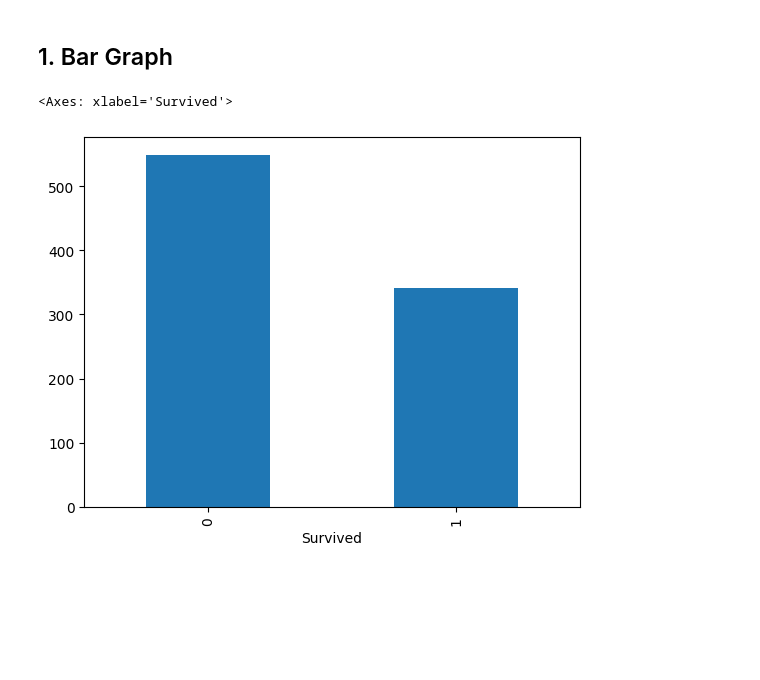
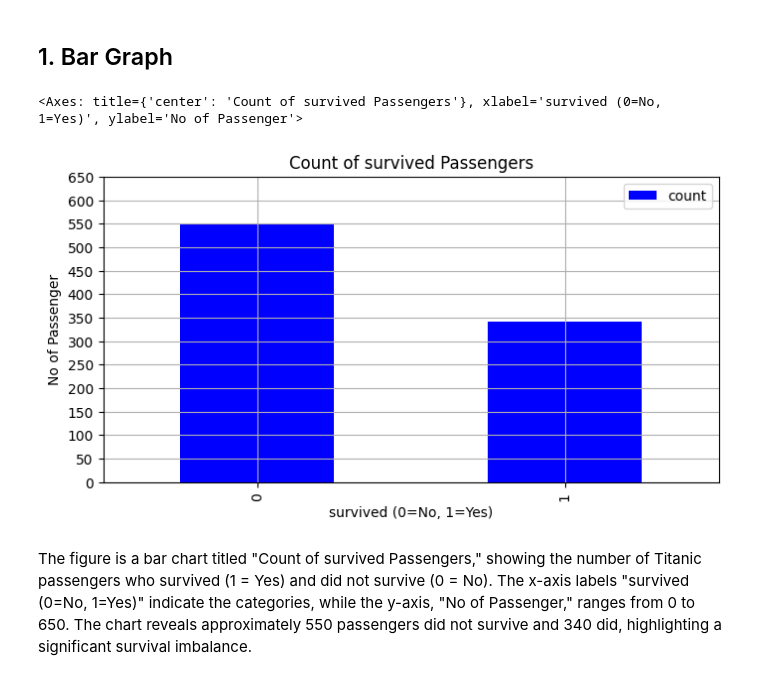
Before and after one commit to aayam09/dsml, a Jupyter notebook: day-27/Graphical-representaion.ipynb, the cells around one changed output. Saved outputs shown, nothing was run; the diff lists cells and outputs as text; code cells hidden in the pictures; blank space fills up the shorter version.

Commit message:
modified graphical representation file

```diff
--- a/day-27/Graphical-representaion.ipynb
+++ b/day-27/Graphical-representaion.ipynb
@@ -19,7 +7,20 @@ Requirement already satisfied: six>=1.5 in d:\data scienece and machine learning
 # %% [markdown]
 ## 1. Bar Graph
 # %%
-titanic_df['Survived'].value_counts().plot(kind = "bar")
+titanic_df['Survived'].value_counts().plot(
+    kind = "bar",
+    title = "Count of survived Passengers",
+    figsize = (8,4),
+    legend = True,
+    yticks = list(range(0,700,50)),
+    xlabel = "survived (0=No, 1=Yes)",
+    ylabel = "No of Passenger",
+    grid = True,
+    colormap = "bwr"
+
+)
 # %% [output]
-<Axes: xlabel='Survived'>
+<Axes: title={'center': 'Count of survived Passengers'}, xlabel='survived (0=No, 1=Yes)', ylabel='No of Passenger'>
-[figure, old version]
+[figure, new version]
+# %% [markdown]
+The figure is a bar chart titled "Count of survived Passengers," showing the number of Titanic passengers who survived (1 = Yes) and did not survive (0 = No). The x-axis labels "survived (0=No, 1=Yes)" indicate the categories, while the y-axis, "No of Passenger," ranges from 0 to 650. The chart reveals approximately 550 passengers did not survive and 340 did, highlighting a significant survival imbalance.
```
Also changed, not shown: parts of 12 cells of this notebook.
